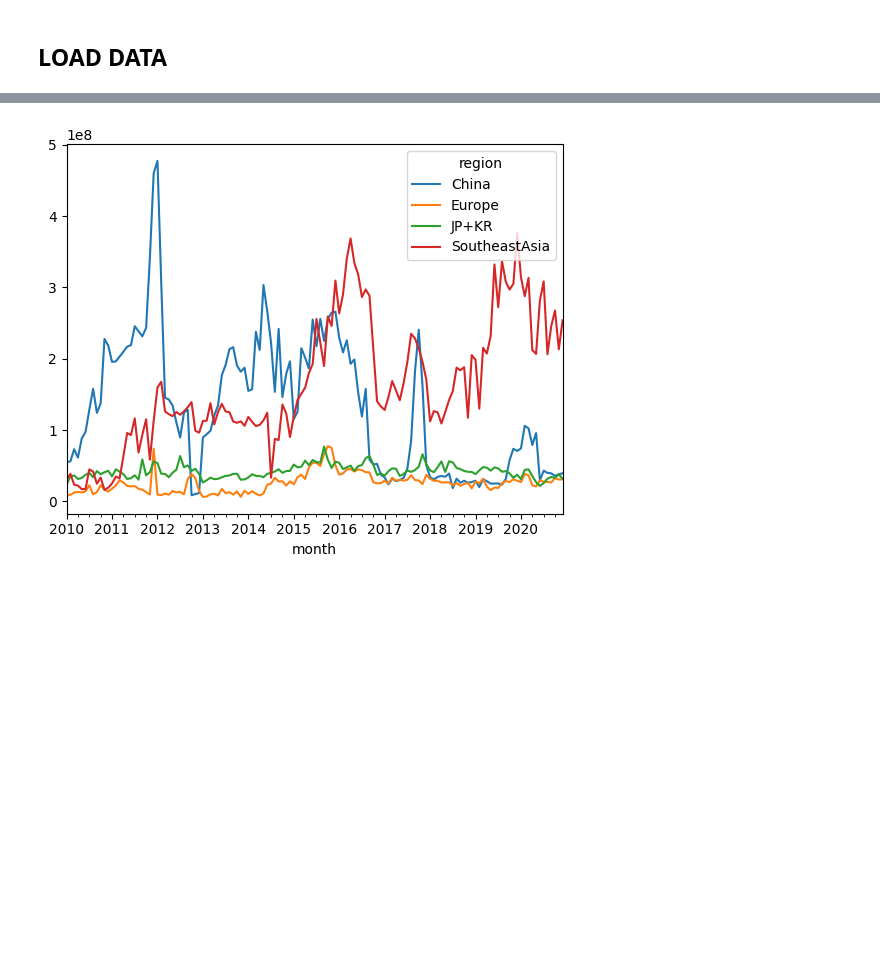
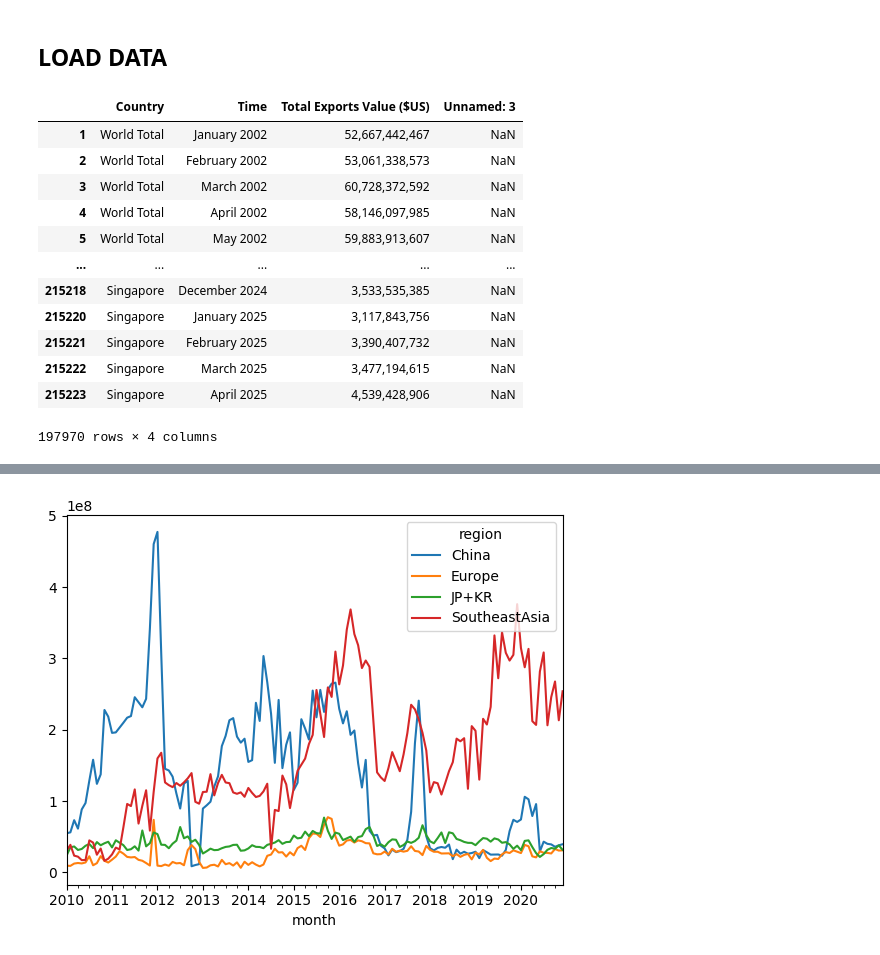
Before and after one commit to LeonardoPolverari/simulation_project, a Jupyter notebook: notebooks/prove_leo_scipy_mse.ipynb, the cells around one changed output, grey strips where cells are left out. Cells and saved outputs as stored; diff of their text form; code cells hidden in the pictures; blank space fills up the shorter version.

```diff
--- a/notebooks/prove_leo_scipy_mse.ipynb
+++ b/notebooks/prove_leo_scipy_mse.ipynb
@@ -18,3 +18,4 @@ data_path = ROOT / 'data'
 ## LOAD DATA
 # %%
 data_long = pd.read_csv(data_path / 'Regions_to_USA.csv')
+data_long2 = pd.read_csv(data_path / 'State Exports by NAICS Commodities.csv')
@@ -20,0 +24,16 @@ data_long = pd.read_csv(data_path / 'Regions_to_USA.csv')
+# %%
+data_long2
+# %% [output]
+|  | Country | Time | Total Exports Value ($US) | Unnamed: 3 |
+| 1 | World Total | January 2002 | 52,667,442,467 | NaN |
+| 2 | World Total | February 2002 | 53,061,338,573 | NaN |
+| 3 | World Total | March 2002 | 60,728,372,592 | NaN |
+| 4 | World Total | April 2002 | 58,146,097,985 | NaN |
+| 5 | World Total | May 2002 | 59,883,913,607 | NaN |
+| ... | ... | ... | ... | ... |
+| 215218 | Singapore | December 2024 | 3,533,535,385 | NaN |
+| 215220 | Singapore | January 2025 | 3,117,843,756 | NaN |
+| 215221 | Singapore | February 2025 | 3,390,407,732 | NaN |
+| 215222 | Singapore | March 2025 | 3,477,194,615 | NaN |
+| 215223 | Singapore | April 2025 | 4,539,428,906 | NaN |
+197970 rows × 4 columns
```
Also changed, not shown: parts of 5 cells of this notebook, 1 other file.
